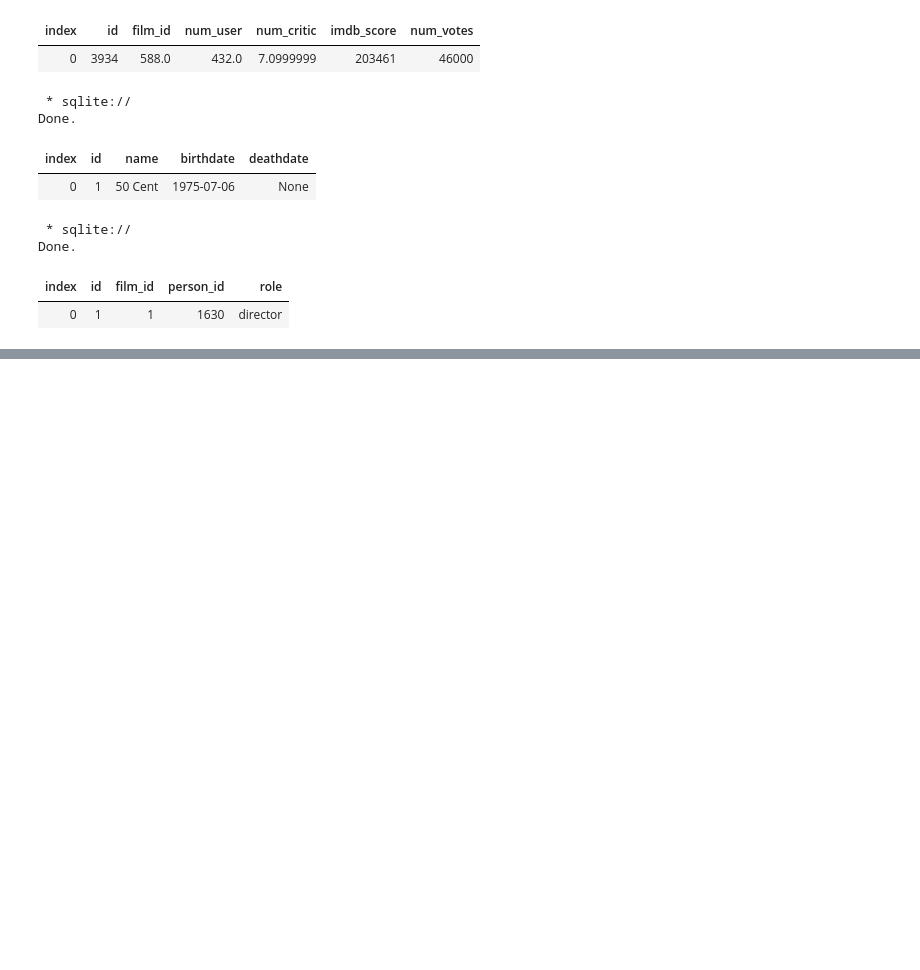
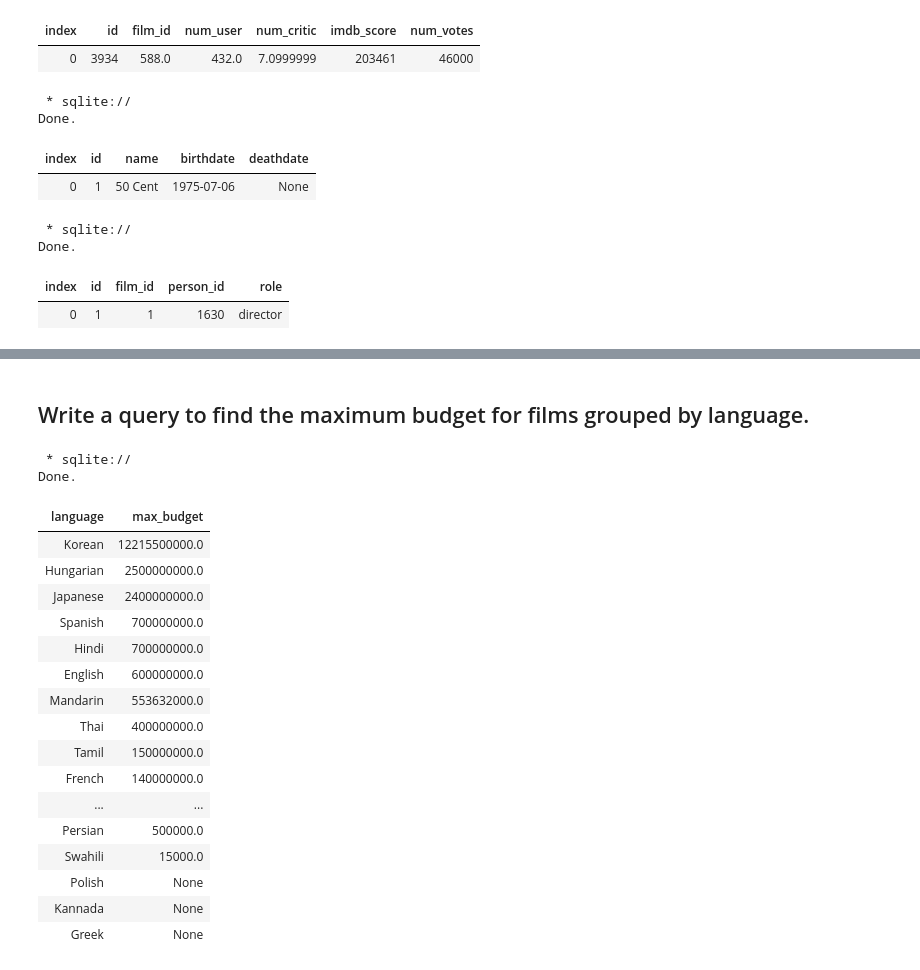
Before and after one commit to UznetDev/Data-science-home-work, a Jupyter notebook: 20_Avg_2024_home_work.ipynb, the cells around one changed output, grey strips where cells are left out. Saved outputs shown, nothing was run; the diff lists cells and outputs as text; code cells hidden in the pictures; blank space fills up the shorter version.

```diff
--- a/20_Avg_2024_home_work.ipynb
+++ b/20_Avg_2024_home_work.ipynb
@@ -93,0 +178,27 @@ Done.
+# %% [markdown]
+## Write a query to find the maximum budget for films grouped by language.
+# %%
+%%sql SELECT language, MAX(budget) AS max_budget
+FROM films
+GROUP BY language
+ORDER BY max_budget DESC;
+# %% [output]
+ * sqlite://
+Done.
+| language | max_budget |
+| Korean | 12215500000.0 |
+| Hungarian | 2500000000.0 |
+| Japanese | 2400000000.0 |
+| Spanish | 700000000.0 |
+| Hindi | 700000000.0 |
+| English | 600000000.0 |
+| Mandarin | 553632000.0 |
+| Thai | 400000000.0 |
+| Tamil | 150000000.0 |
+| French | 140000000.0 |
+| ... | ... |
+| Persian | 500000.0 |
+| Swahili | 15000.0 |
+| Polish | None |
+| Kannada | None |
+| Greek | None |
```
Also changed, not shown: parts of 15 cells of this notebook.
